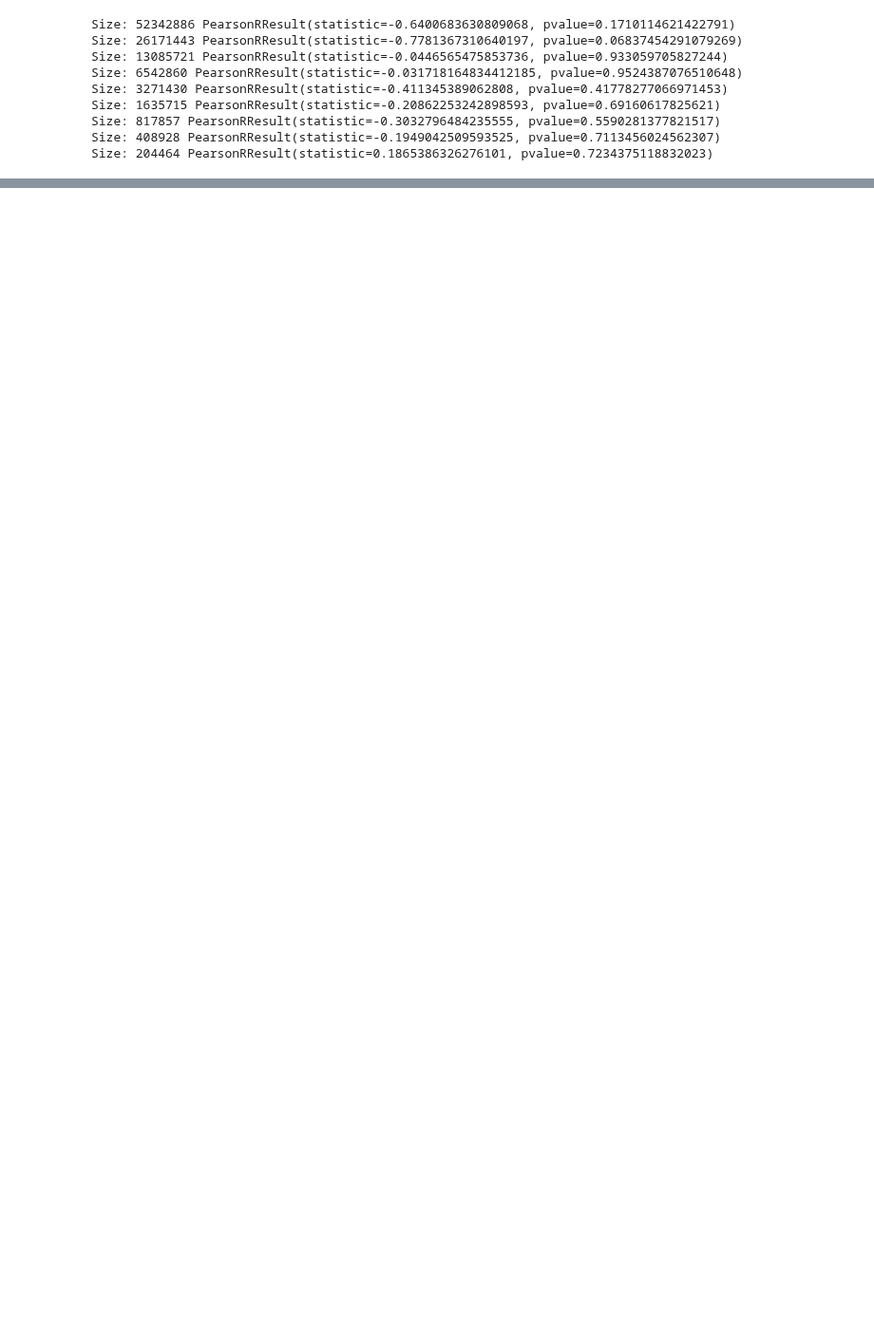
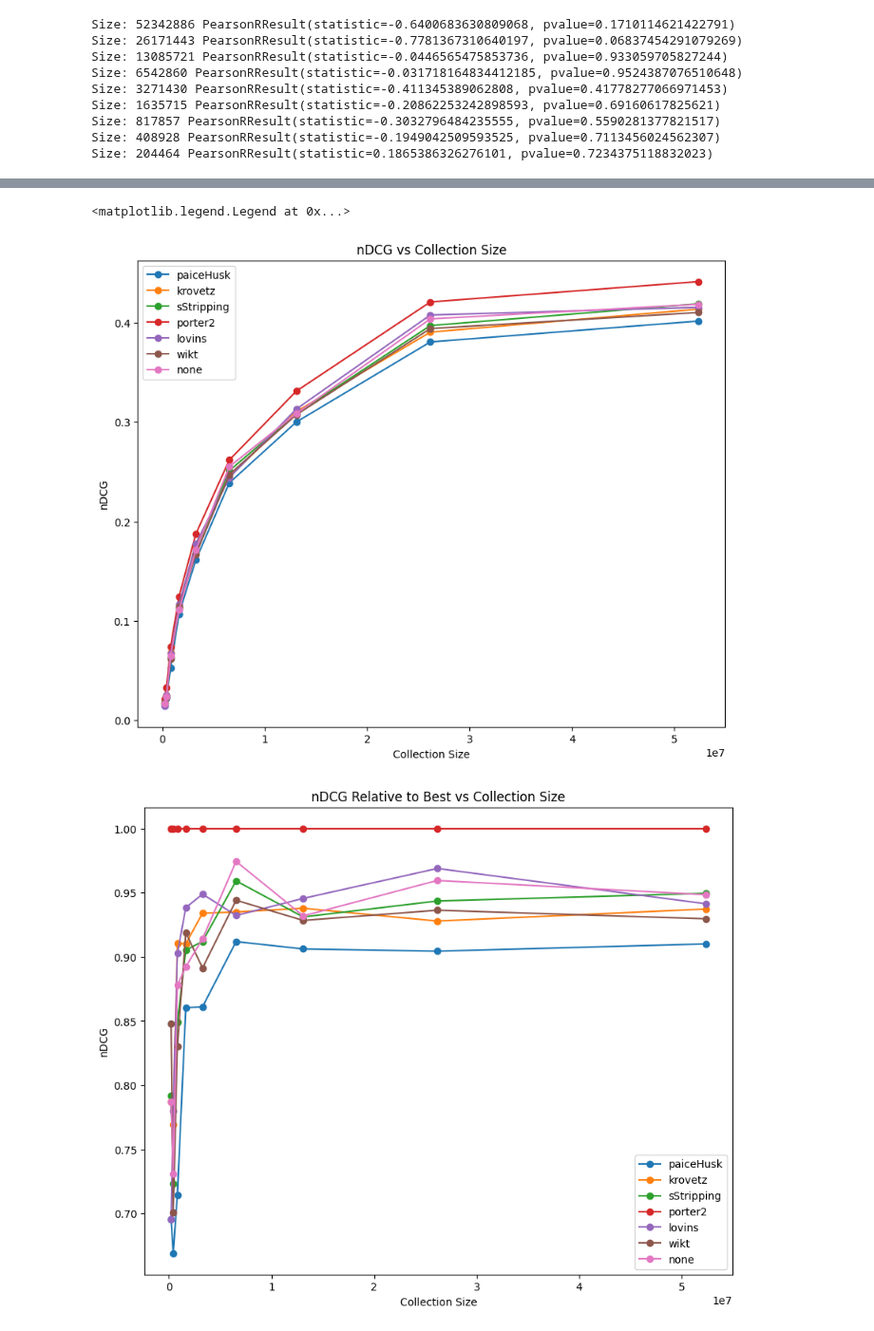
Before and after one commit to Axiomatic314/Stemming, a Jupyter notebook: clueweb-collectionSize.ipynb, the cells around one changed output, grey strips where cells are left out. Shown at 95% size. Saved outputs shown, nothing was run; the diff lists cells and outputs as text; code cells hidden in the pictures; blank space fills up the shorter version.

```diff
--- a/clueweb-collectionSize.ipynb
+++ b/clueweb-collectionSize.ipynb
@@ -204,0 +247,47 @@ Size: 204464 PearsonRResult(statistic=0.1865386326276101, pvalue=0.7234375118832
+# %%
+best_nDCG = list()
+for size in collection_sizes:
+    selected_data = nDCG_size_avg[nDCG_size_avg["size"] == size]
+    best_nDCG.append(selected_data["nDCG"].max())
+# %%
+plt.figure(figsize=(10,8))
+for stemmer in labels:
+    stemmer_data = nDCG_size_avg[nDCG_size_avg["stemmer"] == stemmer]
+    plt.plot(stemmer_data["size"], stemmer_data["nDCG"], "o-", label=stemmer)
+
+plt.title("nDCG vs Collection Size")
+plt.xlabel("Collection Size")
+plt.ylabel("nDCG")
+plt.legend()
+
+# ----------------------------------------------------------------------
+
+plt.figure(figsize=(10,8))
+for stemmer in labels:
+    stemmer_data = nDCG_size_avg[nDCG_size_avg["stemmer"] == stemmer]
+    stemmer_values = np.array(stemmer_data["nDCG"])/best_nDCG
+    plt.plot(stemmer_data["size"], stemmer_values, "o-", label=stemmer)
+    # plt.xscale("log")
+
+plt.title("nDCG Relative to Best vs Collection Size")
+plt.xlabel("Collection Size")
+plt.ylabel("nDCG")
+plt.legend()
+
+# ----------------------------------------------------------------------
+
+plt.figure(figsize=(10,8))
+for stemmer in labels:
+    stemmer_data = nDCG_size_avg[nDCG_size_avg["stemmer"] == stemmer]
+    stemmer_values = np.array(stemmer_data["nDCG"])/best_nDCG
+    plt.plot(stemmer_data["size"], stemmer_values, "o-", label=stemmer)
+    plt.xscale("log")
+
+plt.title("nDCG Relative to Best vs Collection Size")
+plt.xlabel("Collection Size")
+plt.ylabel("nDCG")
+plt.legend()
+# %% [output]
+<matplotlib.legend.Legend at 0x...>
+[figure, added]
+[figure, added]
```
Also changed, not shown: parts of 16 cells of this notebook, 1 other file.
